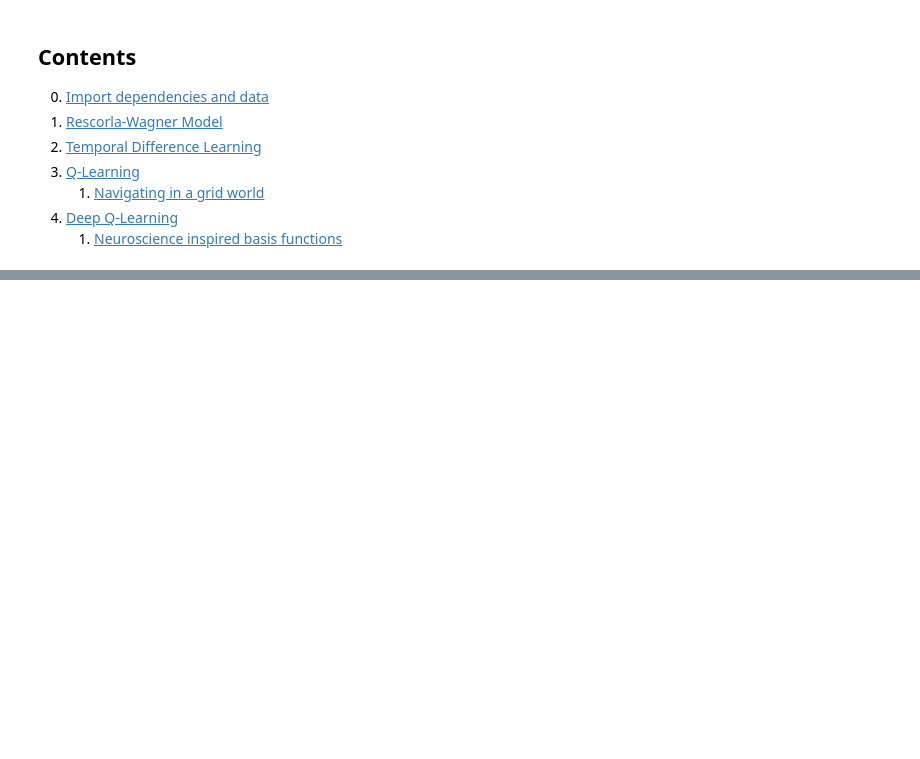
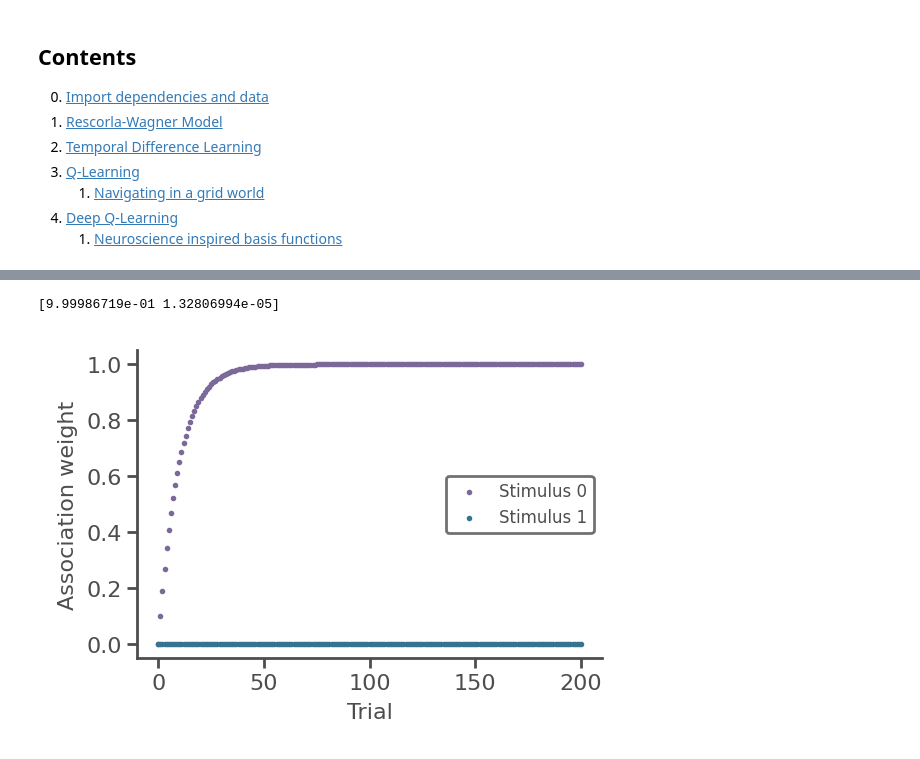
Before and after one commit to TomGeorge1234/NeuroRLTutorial, a Jupyter notebook: NeuroRL.ipynb, the cells around one changed output, grey strips where cells are left out. Saved outputs shown, nothing was run; the diff lists cells and outputs as text; code cells hidden in the pictures; blank space fills up the shorter version.

```diff
--- a/NeuroRL.ipynb
+++ b/NeuroRL.ipynb
@@ -107,0 +185,17 @@ We just showed the analytic solution to this was
+# %%
+class RescorlaWagner_MultipleStimuli(BaseRescorlaWagner):
+    def __init__(self, alpha = 0.1, n_stimuli=2):
+        """alpha is the learning rate"""
+        self.alpha = alpha
+        self.W = np.zeros(n_stimuli)
+        self.W_history = np.array([self.W])
+        super().__init__(alpha=alpha,
+                         n_stimuli=n_stimuli)
+
+    def learn(self, S, R):
+        """S is the stimulus vector. R is the reward recieved on the current trial"""
+        self.V = S @ self.W
+        self.R = R
+        error = R - V
+        self.W += self.alpha * S * error
+        self.save_history(R)
@@ -107,0 +211,12 @@ We just showed the analytic solution to this was
+# %%
+#@title Double click to see solution {display-mode: "form" }
+RW = RescorlaWagner_MultipleStimuli(n_stimuli=2)
+for i in range(100):
+    RW.learn(S=np.array([1, 0]), R=1)
+for i in range(100):
+    RW.learn(S=np.array([1, 1]), R=1)
+RW.plot()
+print(RW.W)
+# %% [output]
+[9.99986719e-01 1.32806994e-05]
+[figure, added]
```
Also changed, not shown: parts of 16 cells of this notebook, 8 other files.
